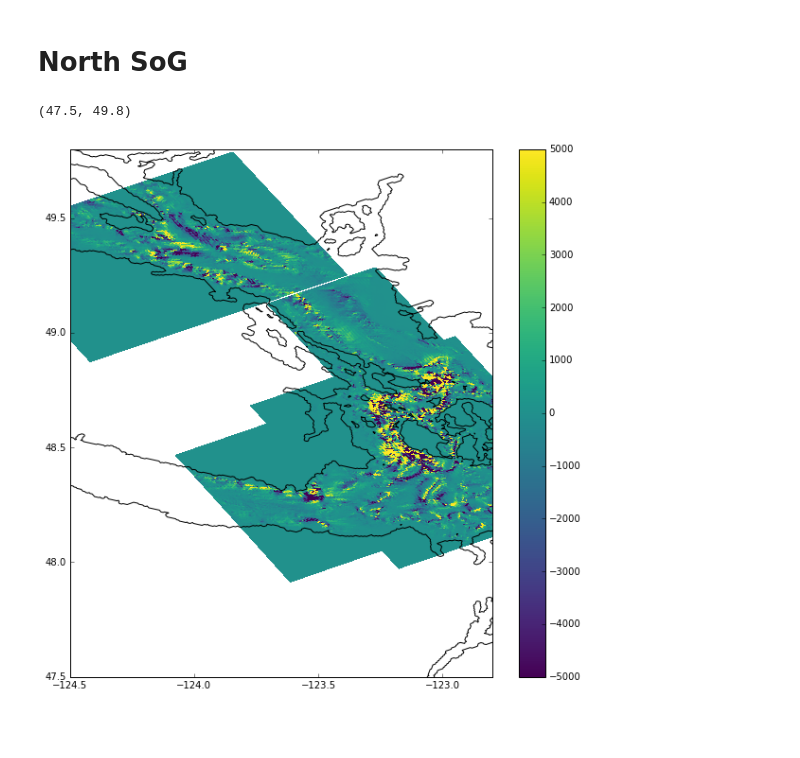
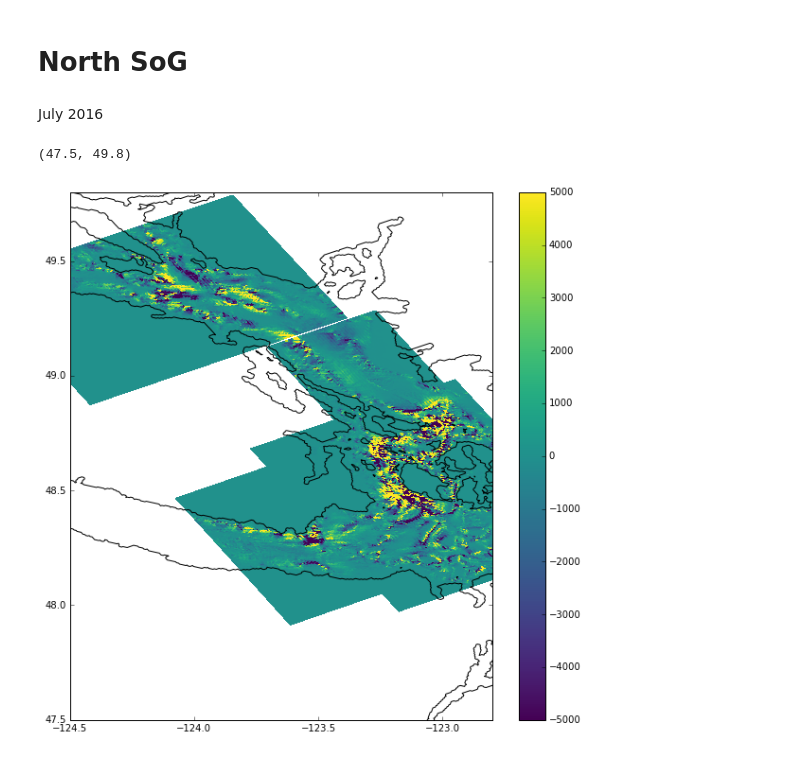
Before and after one commit to SalishSeaCast/analysis-nancy, a Jupyter notebook: notebooks/energy_flux/Testing conversion.py.ipynb, the cells around one changed output. Saved outputs shown, nothing was run; the diff lists cells and outputs as text; code cells hidden in the pictures; blank space fills up the shorter version.

Commit message:
Experimenting with conversion by averaging over 6 M2 periods (75 hours)

```diff
--- a/notebooks/energy_flux/Testing conversion.py.ipynb
+++ b/notebooks/energy_flux/Testing conversion.py.ipynb
@@ -131,21 +131,24 @@ jss = np.arange(jmin, jmax)
 iss = np.arange(imin, imax)
 
 CTs['NSoG'], lons_sub['NSoG'], lats_sub['NSoG'] = conversion_in_region_and_time(jss,iss,d1,d2,grid,mesh_mask)
+# %% [markdown]
+July 2016
 # %%
 fig,ax = plt.subplots(1,1,figsize=(10,10))
 t=120
 for key in CTs:
-    mean_CT = np.mean(CTs[key], axis=0)
+    #Average over 6 M2 tidal cycles
+    mean_CT = np.mean(CTs[key][:75], axis=0)
     mesh= ax.pcolormesh(lons_sub[key],
                         lats_sub[key],
                         mean_CT,
                         vmin = -5000,
                         vmax=5000,
                         cmap = 'viridis')
 viz_tools.plot_coastline(ax,grid,coords='map')
 plt.colorbar(mesh,ax=ax)
 ax.set_xlim([-124.5,-122.8])
 ax.set_ylim([47.5, 49.8])
 # %% [output]
 (47.5, 49.8)
-[figure, old version]
+[figure, new version]
```
Also changed, not shown: parts of 5 cells of this notebook.
